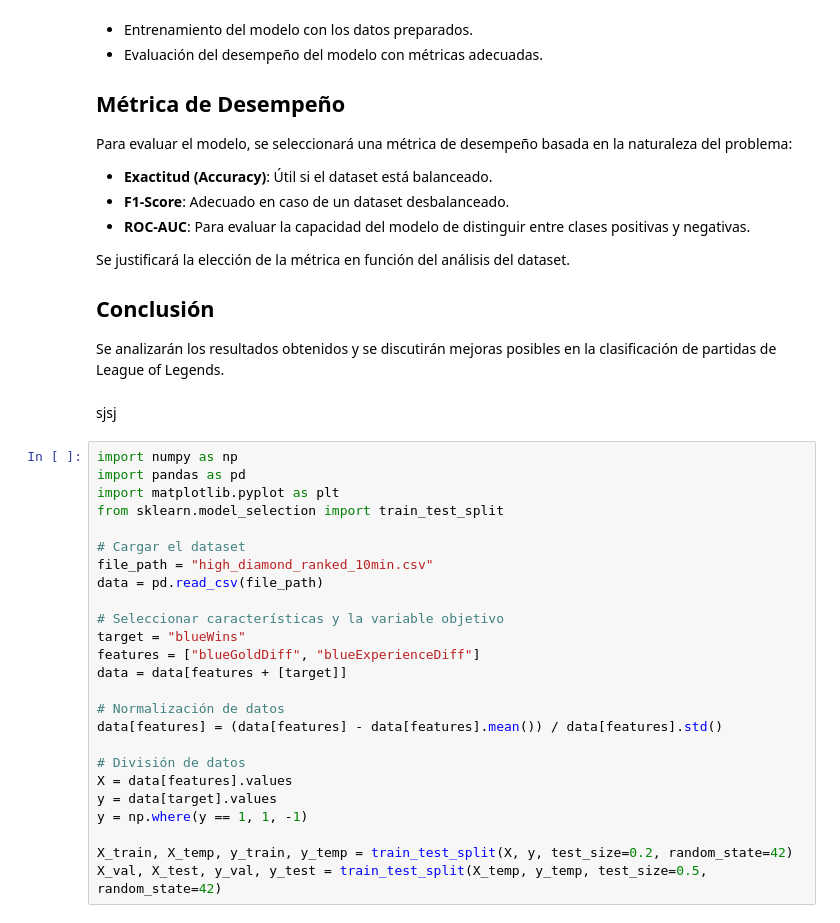
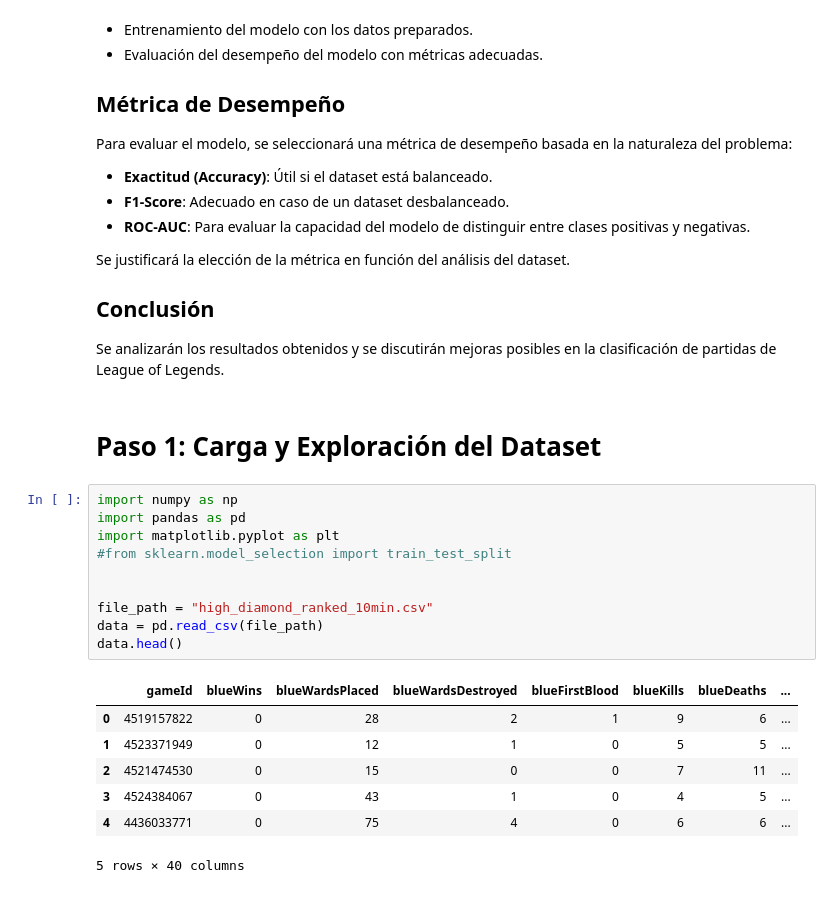
Before and after one commit to Hayser8/IAlab2, a Jupyter notebook: lab2.ipynb, the cells around one changed output. Drawn from its saved outputs; the diff is of its cells as text.

```diff
--- a/lab2.ipynb
+++ b/lab2.ipynb
@@ -445,30 +510,24 @@ Se justificará la elección de la métrica en función del análisis del datase
 
 ## **Conclusión**
 Se analizarán los resultados obtenidos y se discutirán mejoras posibles en la clasificación de partidas de League of Legends.
-# %% [markdown]
-sjsj
-# %%
-import numpy as np
-import pandas as pd
-import matplotlib.pyplot as plt
-from sklearn.model_selection import train_test_split
-
-# Cargar el dataset
-file_path = "high_diamond_ranked_10min.csv"
-data = pd.read_csv(file_path)
-
-# Seleccionar características y la variable objetivo
-target = "blueWins"
-features = ["blueGoldDiff", "blueExperienceDiff"]
-data = data[features + [target]]
-
-# Normalización de datos
-data[features] = (data[features] - data[features].mean()) / data[features].std()
-
-# División de datos
-X = data[features].values
-y = data[target].values
-y = np.where(y == 1, 1, -1)
-
-X_train, X_temp, y_train, y_temp = train_test_split(X, y, test_size=0.2, random_state=42)
-X_val, X_test, y_val, y_test = train_test_split(X_temp, y_temp, test_size=0.5, random_state=42)
+# %% [markdown]
+
+# Paso 1: Carga y Exploración del Dataset
+# %%
+import numpy as np
+import pandas as pd
+import matplotlib.pyplot as plt
+#from sklearn.model_selection import train_test_split
+
+
+file_path = "high_diamond_ranked_10min.csv"
+data = pd.read_csv(file_path)
+data.head()
+# %% [output]
+|  | gameId | blueWins | blueWardsPlaced | blueWardsDestroyed | blueFirstBlood | blueKills | blueDeaths | ... |
+| 0 | 4519157822 | 0 | 28 | 2 | 1 | 9 | 6 | ... |
+| 1 | 4523371949 | 0 | 12 | 1 | 0 | 5 | 5 | ... |
+| 2 | 4521474530 | 0 | 15 | 0 | 0 | 7 | 11 | ... |
+| 3 | 4524384067 | 0 | 43 | 1 | 0 | 4 | 5 | ... |
+| 4 | 4436033771 | 0 | 75 | 4 | 0 | 6 | 6 | ... |
+5 rows × 40 columns
```
Also changed, not shown: parts of 9 cells of this notebook.
